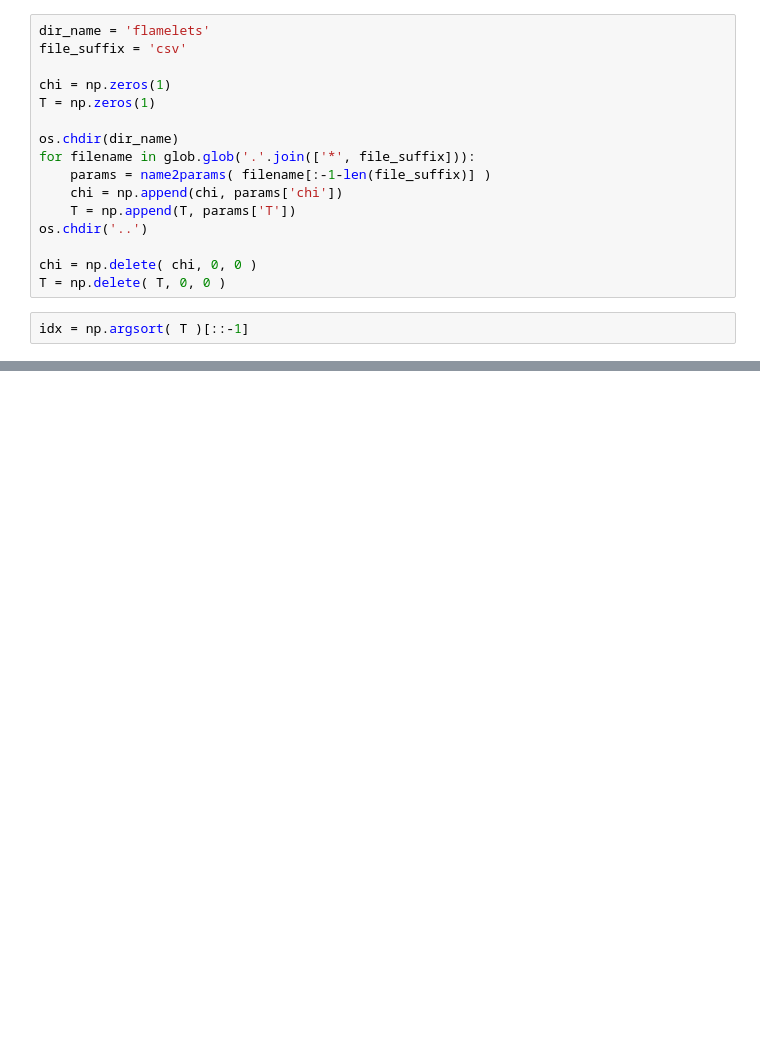
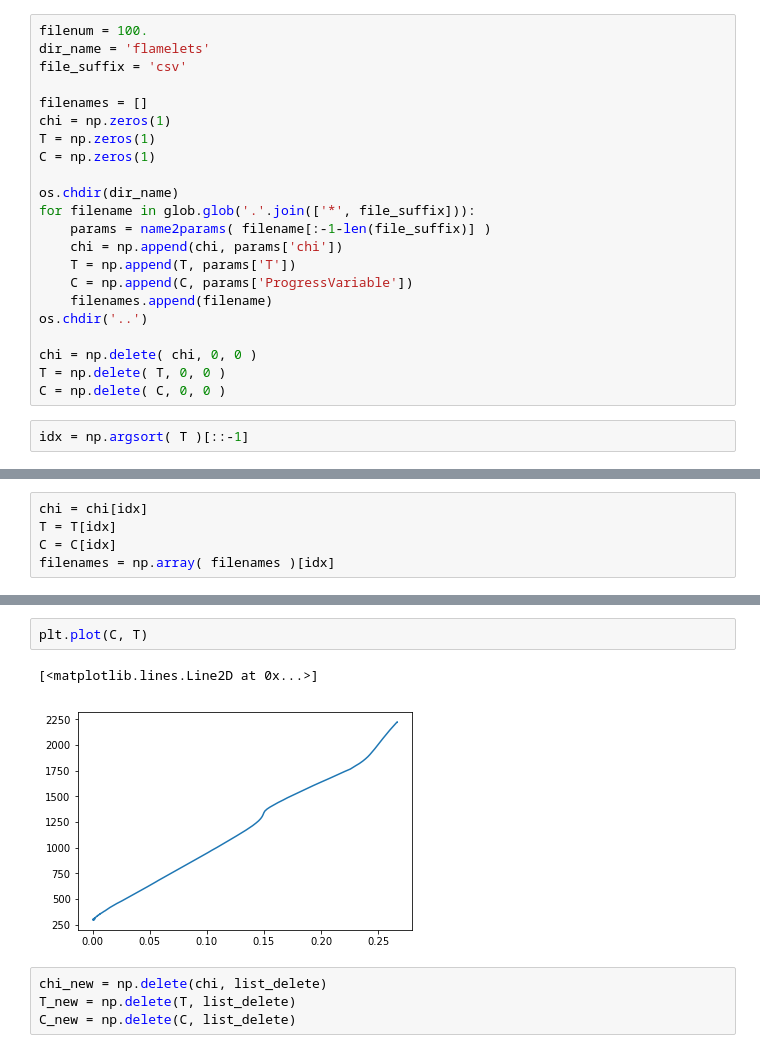
Before and after one commit to Combustion-Zhen/flamelet2table, a Jupyter notebook: plot_S_curve.ipynb, the cells around one changed output, grey strips where cells are left out. Saved outputs shown, nothing was run; the diff lists cells and outputs as text; blank space fills up the shorter version.

```diff
--- a/plot_S_curve.ipynb
+++ b/plot_S_curve.ipynb
@@ -6,20 +6,26 @@ import matplotlib.pyplot as plt
 from name_params import *
 from flamelet_integration import *
 # %%
+filenum = 100.
 dir_name = 'flamelets'
 file_suffix = 'csv'
 
+filenames = []
 chi = np.zeros(1)
 T = np.zeros(1)
+C = np.zeros(1)
 
 os.chdir(dir_name)
 for filename in glob.glob('.'.join(['*', file_suffix])):
     params = name2params( filename[:-1-len(file_suffix)] )
     chi = np.append(chi, params['chi'])
     T = np.append(T, params['T'])
+    C = np.append(C, params['ProgressVariable'])
+    filenames.append(filename)
 os.chdir('..')
 
 chi = np.delete( chi, 0, 0 )
 T = np.delete( T, 0, 0 )
+C = np.delete( C, 0, 0 )
 # %%
 idx = np.argsort( T )[::-1]
@@ -42,0 +32,5 @@ for i in list_delete:
+# %%
+chi = chi[idx]
+T = T[idx]
+C = C[idx]
+filenames = np.array( filenames )[idx]
@@ -42,0 +58,9 @@ for i in list_delete:
+# %%
+plt.plot(C, T)
+# %% [output]
+[<matplotlib.lines.Line2D at 0x...>]
+[figure, added]
+# %%
+chi_new = np.delete(chi, list_delete)
+T_new = np.delete(T, list_delete)
+C_new = np.delete(C, list_delete)
```
Also changed, not shown: parts of 16 cells of this notebook, 4 other files.
